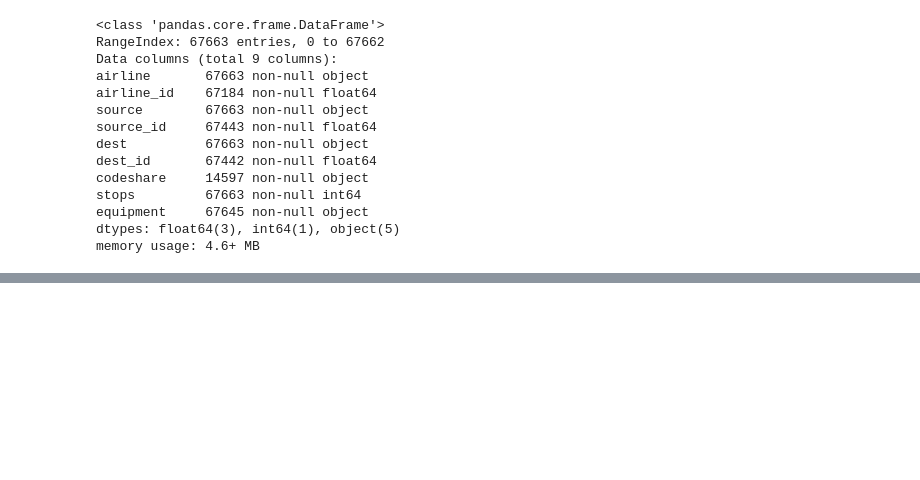
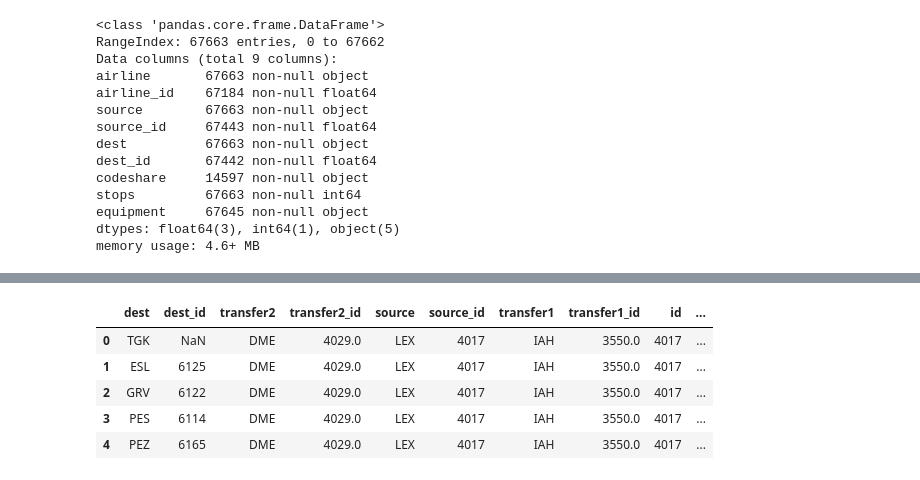
Before and after one commit to alha282/ce599, a Jupyter notebook: 09-Mapping/interactive-mapping.ipynb, the cells around one changed output, grey strips where cells are left out. Saved outputs shown, nothing was run; the diff lists cells and outputs as text; code cells hidden in the pictures; blank space fills up the shorter version.

```diff
--- a/09-Mapping/interactive-mapping.ipynb
+++ b/09-Mapping/interactive-mapping.ipynb
@@ -640,0 +781,3 @@ lex_transfer2 = routes[(routes['source']!="LEX")]
+# %%
+lex_2transfer1 = lex_transfer5
+lex_2transfer1.head()
@@ -640,0 +791,6 @@ lex_transfer2 = routes[(routes['source']!="LEX")]
+# %%
+frames = [lex_2transfer, lex_2transfer1]
+# gives all destinations not directly from Lex or one transfer
+lex_2transfer2 = pd.concat(frames).drop_duplicates(['dest'], keep = False)
+lex_2transfer2.drop(['source','source_id'], axis=1, inplace = True)
+lex_2transfer2.head()
@@ -640,0 +806,4 @@ lex_transfer2 = routes[(routes['source']!="LEX")]
+# %%
+lex_2transfer3 = pd.merge(lex_2transfer2, lex_2transfer1, left_on = 'transfer', right_on = 'dest',
+                         suffixes = ['_keep', '_delete'])
+lex_2transfer3.head()
@@ -640,0 +817,7 @@ lex_transfer2 = routes[(routes['source']!="LEX")]
+# %%
+lex_2transfer3.drop(['dest_delete','dest_id_delete'], axis = 1, inplace = True)
+lex_2transfer3 = lex_2transfer3.rename(columns={'dest_keep':'dest','dest_id_keep':'dest_id',
+                                                'transfer_keep':'transfer2','transfer_id_keep':
+                                                'transfer2_id','transfer_delete':'transfer1',
+                                                'transfer_id_delete':'transfer1_id'})
+lex_2transfer3.head()
@@ -640,0 +831,12 @@ lex_transfer2 = routes[(routes['source']!="LEX")]
+# %%
+#merge with airport data to get locations
+lex_2transfer4 = pd.merge(lex_2transfer3, airports1, left_on = 'source_id', right_on = 'id',
+                         suffixes = ['_source', '_airports'])
+lex_2transfer4.head()
+# %% [output]
+|  | dest | dest_id | transfer2 | transfer2_id | source | source_id | transfer1 | transfer1_id | id | ... |
+| 0 | TGK | NaN | DME | 4029.0 | LEX | 4017 | IAH | 3550.0 | 4017 | ... |
+| 1 | ESL | 6125 | DME | 4029.0 | LEX | 4017 | IAH | 3550.0 | 4017 | ... |
+| 2 | GRV | 6122 | DME | 4029.0 | LEX | 4017 | IAH | 3550.0 | 4017 | ... |
+| 3 | PES | 6114 | DME | 4029.0 | LEX | 4017 | IAH | 3550.0 | 4017 | ... |
+| 4 | PEZ | 6165 | DME | 4029.0 | LEX | 4017 | IAH | 3550.0 | 4017 | ... |
```
Also changed, not shown: parts of 34 cells of this notebook, 5 other files.
